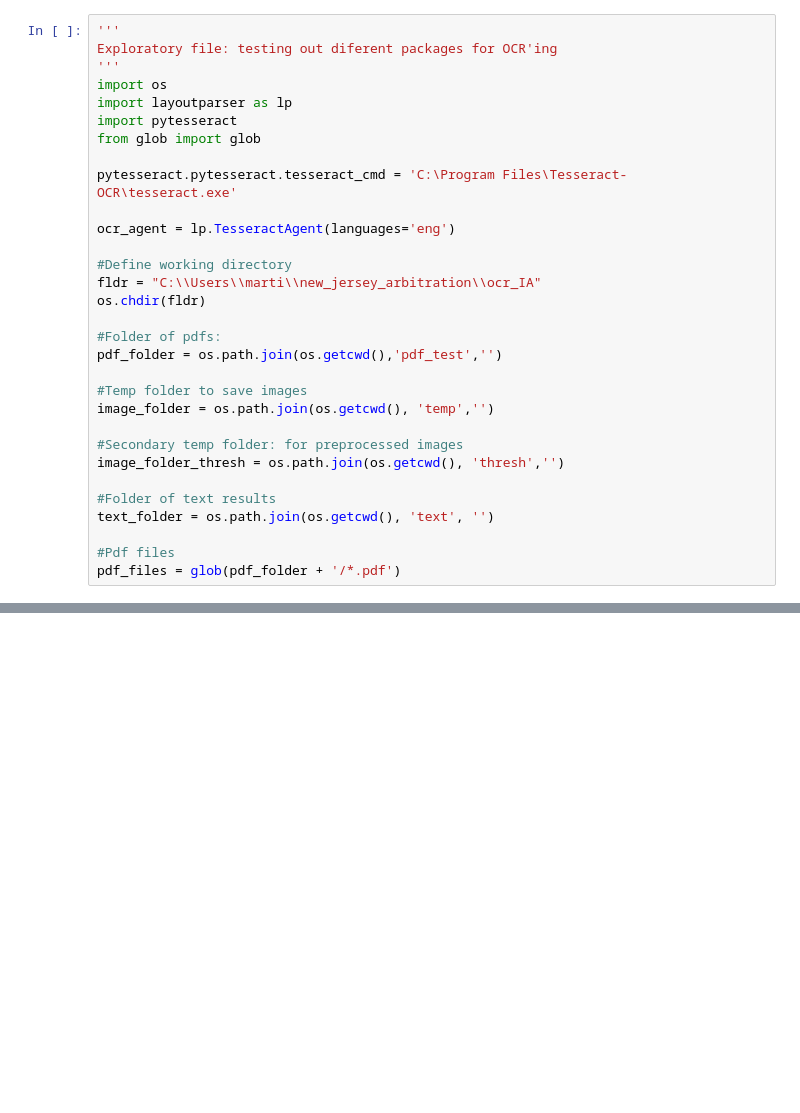
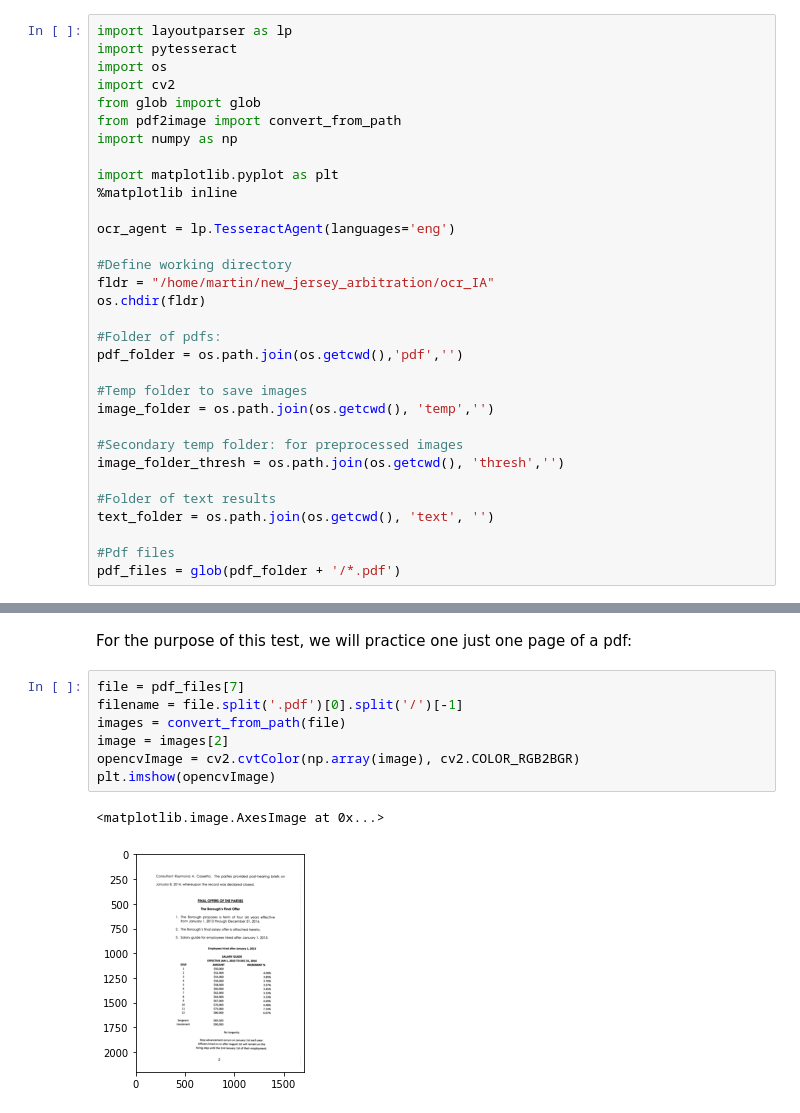
Before and after one commit to mah427/new_jersey_arbitration, a Jupyter notebook: ocr_IA/ocr_alternatives.ipynb, the cells around one changed output, grey strips where cells are left out. Saved outputs shown, nothing was run; the diff lists cells and outputs as text; blank space fills up the shorter version.

```diff
--- a/ocr_IA/ocr_alternatives.ipynb
+++ b/ocr_IA/ocr_alternatives.ipynb
@@ -1,22 +5,23 @@
 # %%
-'''
-Exploratory file: testing out diferent packages for OCR'ing
-'''
-import os
 import layoutparser as lp
 import pytesseract
+import os
+import cv2
 from glob import glob
+from pdf2image import convert_from_path
+import numpy as np
 
-pytesseract.pytesseract.tesseract_cmd = 'C:\Program Files\Tesseract-OCR\tesseract.exe'
+import matplotlib.pyplot as plt
+%matplotlib inline
 
 ocr_agent = lp.TesseractAgent(languages='eng')
 
 #Define working directory
-fldr = "C:\\Users\\marti\\new_jersey_arbitration\\ocr_IA"
+fldr = "/home/martin/new_jersey_arbitration/ocr_IA"
 os.chdir(fldr)
 
 #Folder of pdfs:
-pdf_folder = os.path.join(os.getcwd(),'pdf_test','')
+pdf_folder = os.path.join(os.getcwd(),'pdf','')
 
 #Temp folder to save images
 image_folder = os.path.join(os.getcwd(), 'temp','')
@@ -33,0 +37,12 @@ OSError: [WinError 127] The specified procedure could not be found. Error loadin
+# %% [markdown]
+For the purpose of this test, we will practice one just one page of a pdf:
+# %%
+file = pdf_files[7]
+filename = file.split('.pdf')[0].split('/')[-1]
+images = convert_from_path(file)
+image = images[2]
+opencvImage = cv2.cvtColor(np.array(image), cv2.COLOR_RGB2BGR)
+plt.imshow(opencvImage)
+# %% [output]
+<matplotlib.image.AxesImage at 0x...>
+[figure, added]
```
Also changed, not shown: parts of 5 cells of this notebook.
